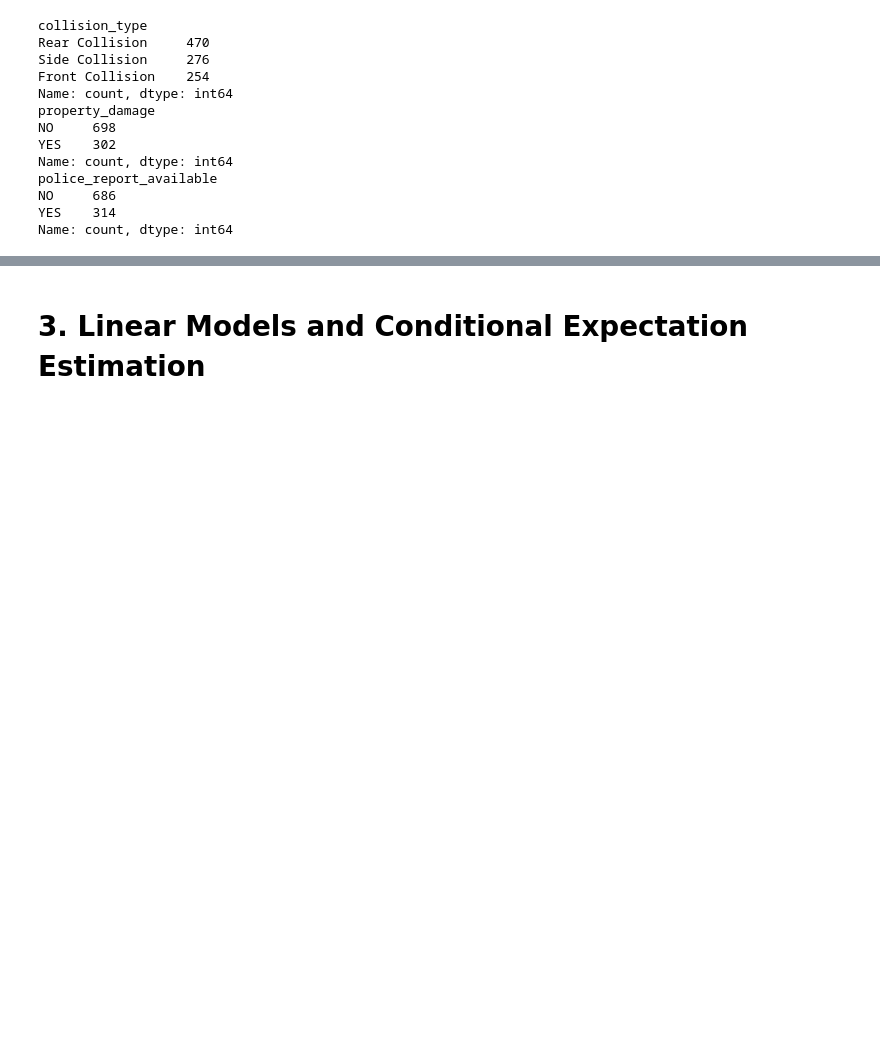
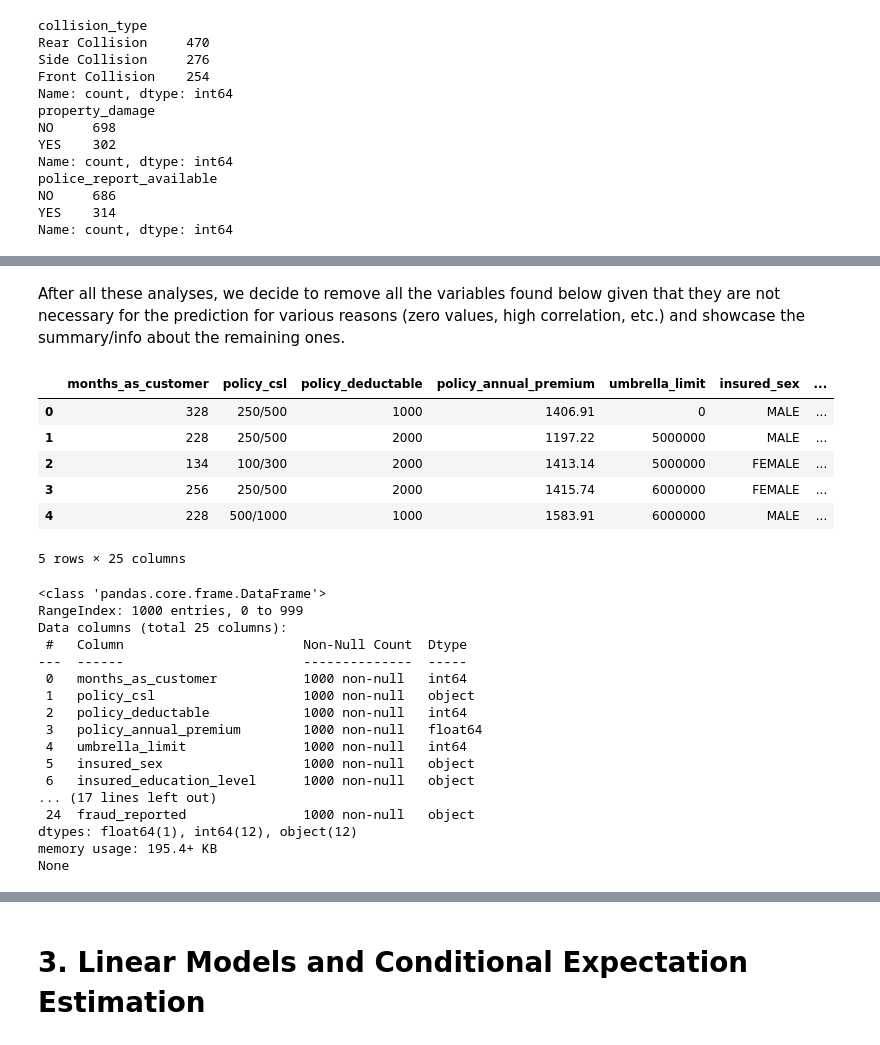
Before and after one commit to Regis0323/Module_1, a Jupyter notebook: Rurangwa_Assignment_Module_1.ipynb, the cells around one changed output, grey strips where cells are left out. Saved outputs shown, nothing was run; the diff lists cells and outputs as text; code cells hidden in the pictures; blank space fills up the shorter version.

```diff
--- a/Rurangwa_Assignment_Module_1.ipynb
+++ b/Rurangwa_Assignment_Module_1.ipynb
@@ -318,0 +248,32 @@ pd.options.plotting.backend = "matplotlib"
+# %% [markdown]
+After all these analyses, we decide to remove all the variables found below given that they are not necessary for the prediction for various reasons (zero values, high correlation, etc.) and showcase the summary/info about the remaining ones.
+# %%
+clean_data = claims_data.drop(['_c39', 'total_claim_amount', 'age','policy_number','policy_bind_date','policy_state','insured_hobbies','auto_year','auto_make','auto_model','incident_location',
+           'incident_state','incident_city','incident_date','insured_zip'],axis=1)
+display(clean_data.head())
+print(clean_data.info())
+# %% [output]
+|  | months_as_customer | policy_csl | policy_deductable | policy_annual_premium | umbrella_limit | insured_sex | ... |
+| 0 | 328 | 250/500 | 1000 | 1406.91 | 0 | MALE | ... |
+| 1 | 228 | 250/500 | 2000 | 1197.22 | 5000000 | MALE | ... |
+| 2 | 134 | 100/300 | 2000 | 1413.14 | 5000000 | FEMALE | ... |
+| 3 | 256 | 250/500 | 2000 | 1415.74 | 6000000 | FEMALE | ... |
+| 4 | 228 | 500/1000 | 1000 | 1583.91 | 6000000 | MALE | ... |
+5 rows × 25 columns
+<class 'pandas.core.frame.DataFrame'>
+RangeIndex: 1000 entries, 0 to 999
+Data columns (total 25 columns):
+ #   Column                       Non-Null Count  Dtype
+---  ------                       --------------  -----
+ 0   months_as_customer           1000 non-null   int64
+ 1   policy_csl                   1000 non-null   object
+ 2   policy_deductable            1000 non-null   int64
+ 3   policy_annual_premium        1000 non-null   float64
+ 4   umbrella_limit               1000 non-null   int64
+ 5   insured_sex                  1000 non-null   object
+ 6   insured_education_level      1000 non-null   object
+... (17 lines left out)
+ 24  fraud_reported               1000 non-null   object
+dtypes: float64(1), int64(12), object(12)
+memory usage: 195.4+ KB
+None
```
Also changed, not shown: parts of 14 cells of this notebook.
